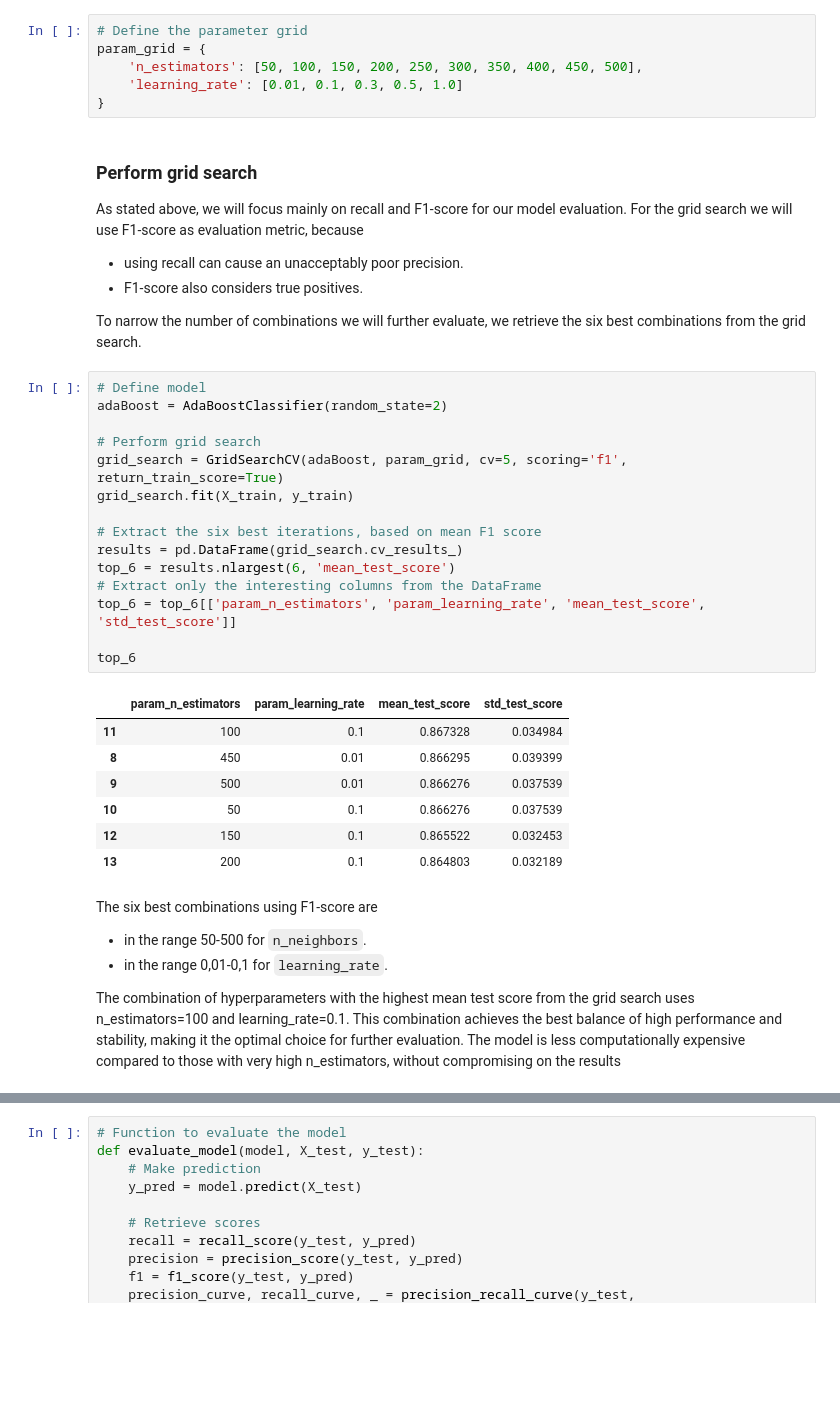
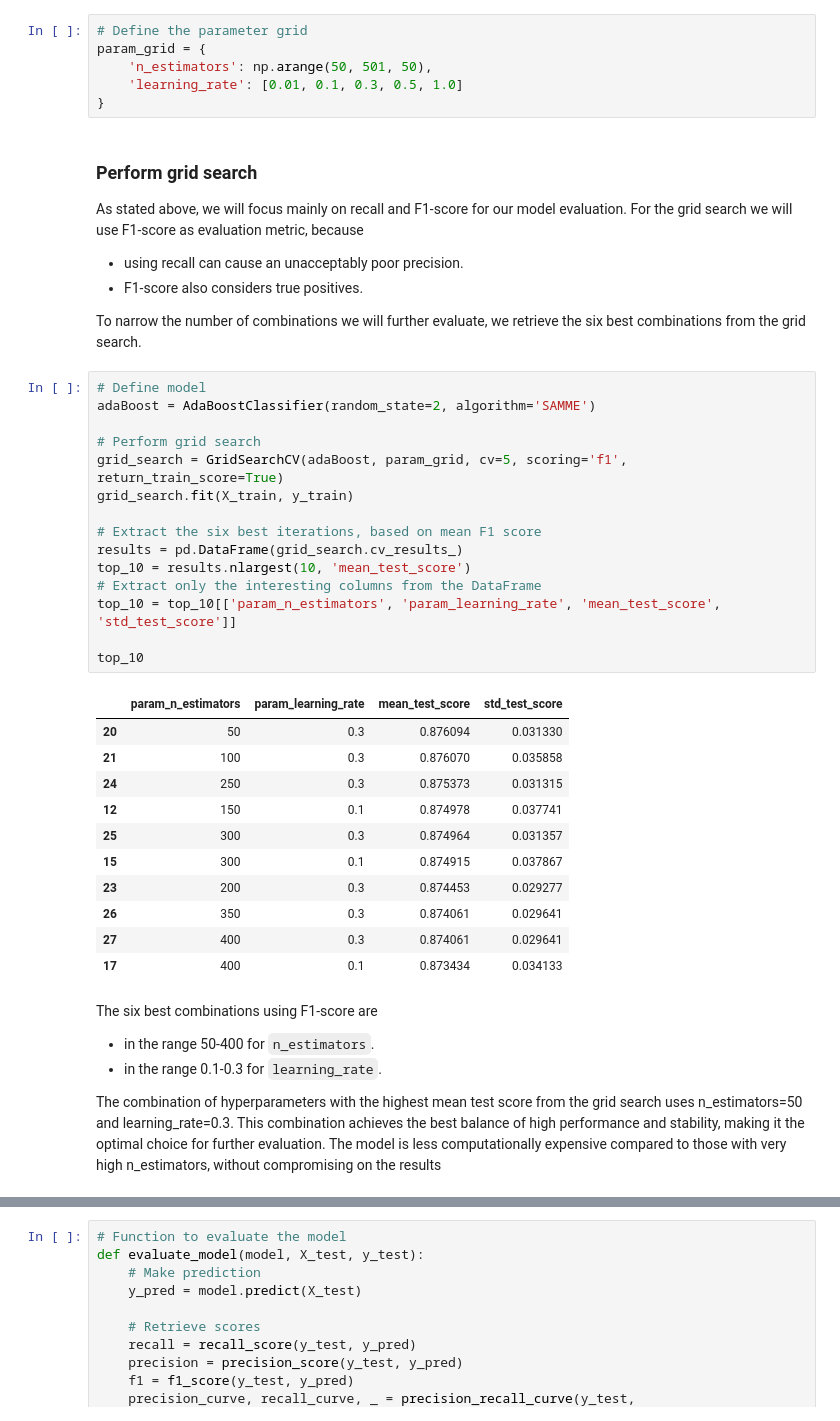
Before and after one commit to magnuis/ai_applied_to_engineering, a Jupyter notebook: project_part_2/adaboost.ipynb, the cells around one changed output, grey strips where cells are left out. Saved outputs shown, nothing was run; the diff lists cells and outputs as text; blank space fills up the shorter version.

```diff
--- a/project_part_2/adaboost.ipynb
+++ b/project_part_2/adaboost.ipynb
@@ -77,7 +77,7 @@ We will explore
 # %%
 # Define the parameter grid
 param_grid = {
-    'n_estimators': [50, 100, 150, 200, 250, 300, 350, 400, 450, 500],
+    'n_estimators': np.arange(50, 501, 50),
     'learning_rate': [0.01, 0.1, 0.3, 0.5, 1.0]
 }
 # %% [markdown]
@@ -90,31 +90,35 @@ As stated above, we will focus mainly on recall and F1-score for our model evalu
 To narrow the number of combinations we will further evaluate, we retrieve the six best combinations from the grid search.
 # %%
 # Define model
-adaBoost = AdaBoostClassifier(random_state=2)
+adaBoost = AdaBoostClassifier(random_state=2, algorithm='SAMME')
 
 # Perform grid search
 grid_search = GridSearchCV(adaBoost, param_grid, cv=5, scoring='f1', return_train_score=True)
 grid_search.fit(X_train, y_train)
 
 # Extract the six best iterations, based on mean F1 score
 results = pd.DataFrame(grid_search.cv_results_)
-top_6 = results.nlargest(6, 'mean_test_score')
+top_10 = results.nlargest(10, 'mean_test_score')
 # Extract only the interesting columns from the DataFrame
-top_6 = top_6[['param_n_estimators', 'param_learning_rate', 'mean_test_score', 'std_test_score']]
+top_10 = top_10[['param_n_estimators', 'param_learning_rate', 'mean_test_score', 'std_test_score']]
 
-top_6
+top_10
 # %% [output]
 |  | param_n_estimators | param_learning_rate | mean_test_score | std_test_score |
-| 11 | 100 | 0.1 | 0.867328 | 0.034984 |
-| 8 | 450 | 0.01 | 0.866295 | 0.039399 |
-| 9 | 500 | 0.01 | 0.866276 | 0.037539 |
-| 10 | 50 | 0.1 | 0.866276 | 0.037539 |
-| 12 | 150 | 0.1 | 0.865522 | 0.032453 |
-| 13 | 200 | 0.1 | 0.864803 | 0.032189 |
+| 20 | 50 | 0.3 | 0.876094 | 0.031330 |
+| 21 | 100 | 0.3 | 0.876070 | 0.035858 |
+| 24 | 250 | 0.3 | 0.875373 | 0.031315 |
+| 12 | 150 | 0.1 | 0.874978 | 0.037741 |
+| 25 | 300 | 0.3 | 0.874964 | 0.031357 |
+| 15 | 300 | 0.1 | 0.874915 | 0.037867 |
+| 23 | 200 | 0.3 | 0.874453 | 0.029277 |
+| 26 | 350 | 0.3 | 0.874061 | 0.029641 |
+| 27 | 400 | 0.3 | 0.874061 | 0.029641 |
+| 17 | 400 | 0.1 | 0.873434 | 0.034133 |
 # %% [markdown]
 The six best combinations using F1-score are
-- in the range 50-500 for `n_neighbors`.
-- in the range 0,01-0,1 for `learning_rate`.
+- in the range 50-400 for `n_estimators`.
+- in the range 0.1-0.3 for `learning_rate`.
 
-The combination of hyperparameters with the highest mean test score from the grid search uses n_estimators=100 and learning_rate=0.1. This combination achieves the best balance of high performance and stability, making it the optimal choice for further evaluation. The model is less computationally expensive compared to those with very high n_estimators, without compromising on the results
+The combination of hyperparameters with the highest mean test score from the grid search uses n_estimators=50 and learning_rate=0.3. This combination achieves the best balance of high performance and stability, making it the optimal choice for further evaluation. The model is less computationally expensive compared to those with very high n_estimators, without compromising on the results
 # %% [markdown]
```
Also changed, not shown: parts of 7 cells of this notebook.
